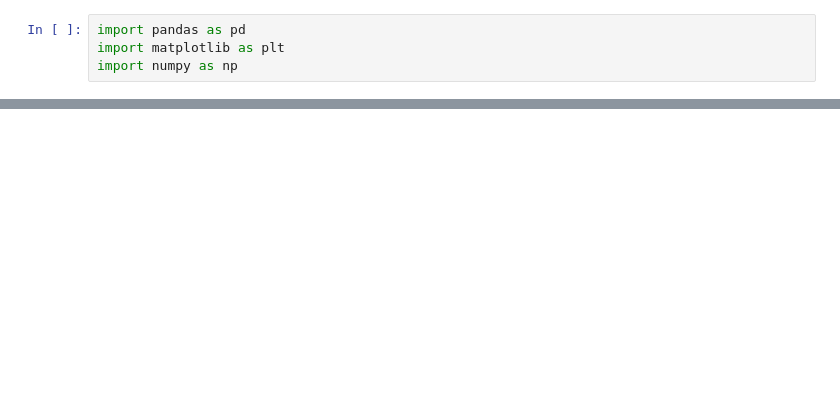
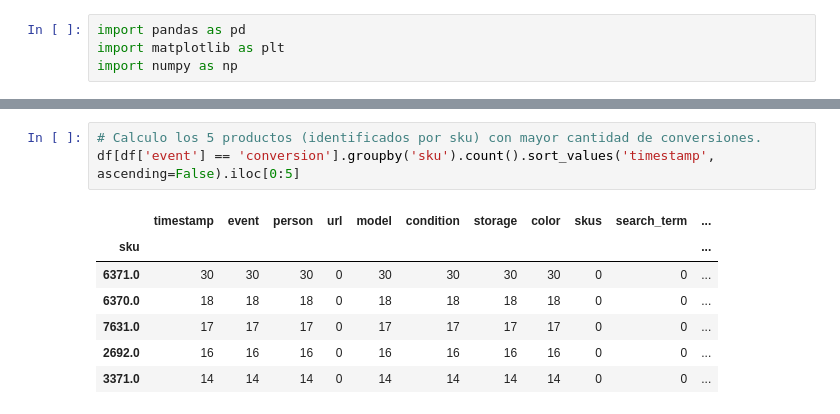
Before and after one commit to seblaz/datos-fingers, a Jupyter notebook: fingers1.ipynb, the cells around one changed output, grey strips where cells are left out. Cells and saved outputs as stored; diff of their text form; blank space fills up the shorter version.

```diff
--- a/fingers1.ipynb
+++ b/fingers1.ipynb
@@ -51,0 +95,11 @@ df[df['sku'] == '2694.0']
+# %%
+# Calculo los 5 productos (identificados por sku) con mayor cantidad de conversiones.
+df[df['event'] == 'conversion'].groupby('sku').count().sort_values('timestamp', ascending=False).iloc[0:5]
+# %% [output]
+|  | timestamp | event | person | url | model | condition | storage | color | skus | search_term | ... |
+| sku |  |  |  |  |  |  |  |  |  |  | ... |
+| 6371.0 | 30 | 30 | 30 | 0 | 30 | 30 | 30 | 30 | 0 | 0 | ... |
+| 6370.0 | 18 | 18 | 18 | 0 | 18 | 18 | 18 | 18 | 0 | 0 | ... |
+| 7631.0 | 17 | 17 | 17 | 0 | 17 | 17 | 17 | 17 | 0 | 0 | ... |
+| 2692.0 | 16 | 16 | 16 | 0 | 16 | 16 | 16 | 16 | 0 | 0 | ... |
+| 3371.0 | 14 | 14 | 14 | 0 | 14 | 14 | 14 | 14 | 0 | 0 | ... |
```
Also changed, not shown: parts of 22 cells of this notebook.
